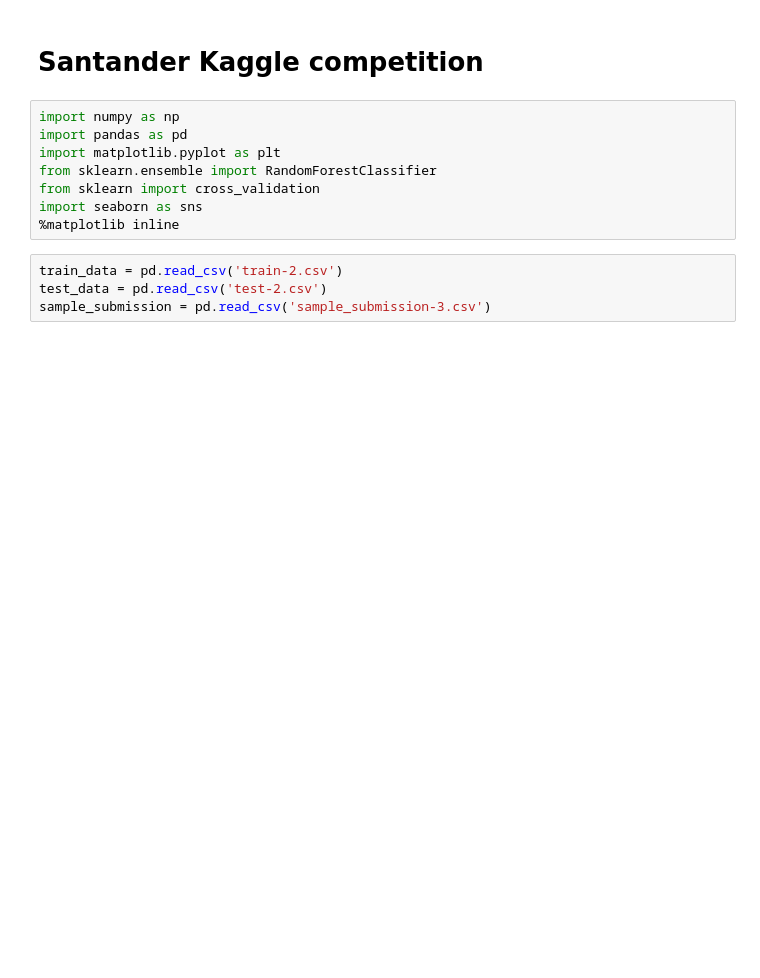
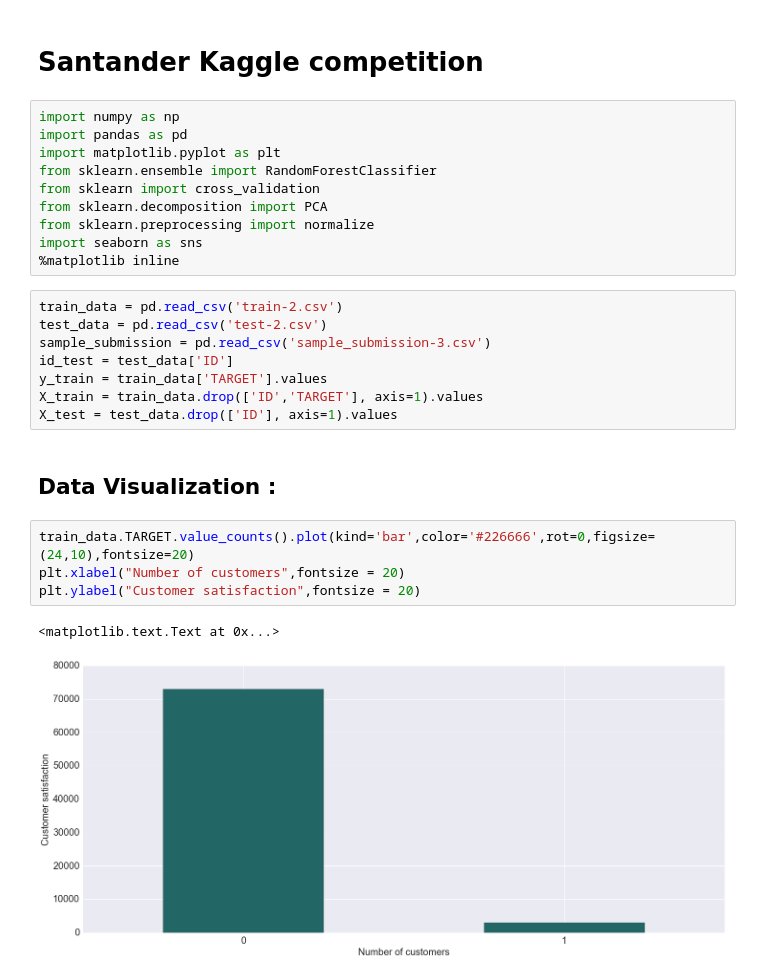
Before and after one commit to aissaelouafi/Santander-customer-satisfaction, a Jupyter notebook: Santander Customer Satisfaction .ipynb, the cells around one changed output. Cells and saved outputs as stored; diff of their text form; blank space fills up the shorter version.

```diff
--- a/Santander Customer Satisfaction .ipynb
+++ b/Santander Customer Satisfaction .ipynb
@@ -6,9 +6,24 @@ import pandas as pd
 import matplotlib.pyplot as plt
 from sklearn.ensemble import RandomForestClassifier
 from sklearn import cross_validation
+from sklearn.decomposition import PCA
+from sklearn.preprocessing import normalize
 import seaborn as sns
 %matplotlib inline
 # %%
 train_data = pd.read_csv('train-2.csv')
 test_data = pd.read_csv('test-2.csv')
 sample_submission = pd.read_csv('sample_submission-3.csv')
+id_test = test_data['ID']
+y_train = train_data['TARGET'].values
+X_train = train_data.drop(['ID','TARGET'], axis=1).values
+X_test = test_data.drop(['ID'], axis=1).values
+# %% [markdown]
+## Data Visualization :
+# %%
+train_data.TARGET.value_counts().plot(kind='bar',color='#226666',rot=0,figsize=(24,10),fontsize=20)
+plt.xlabel("Number of customers",fontsize = 20)
+plt.ylabel("Customer satisfaction",fontsize = 20)
+# %% [output]
+<matplotlib.text.Text at 0x...>
+[figure, added]
```
Also changed, not shown: parts of 4 cells of this notebook.
